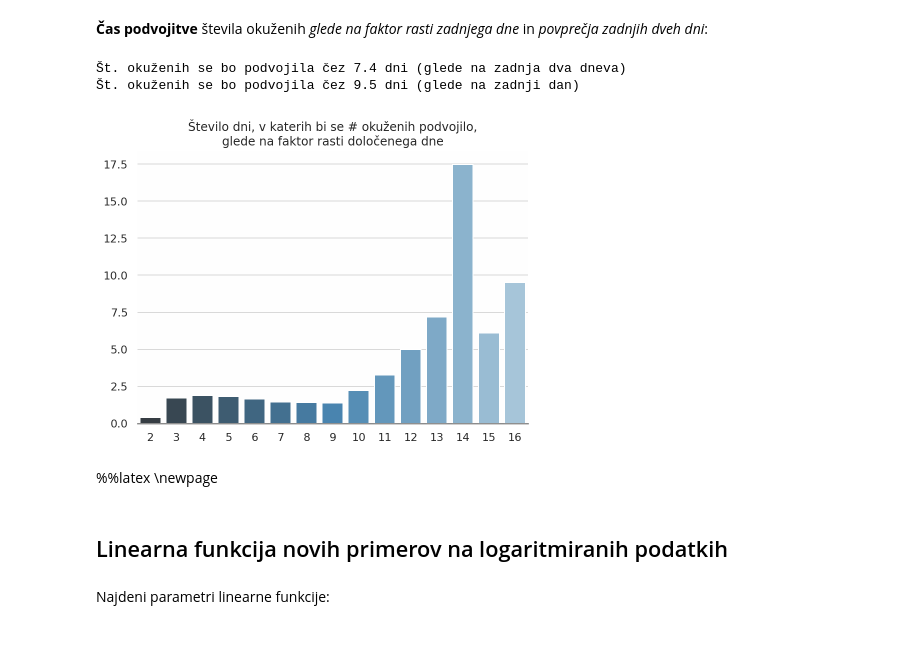
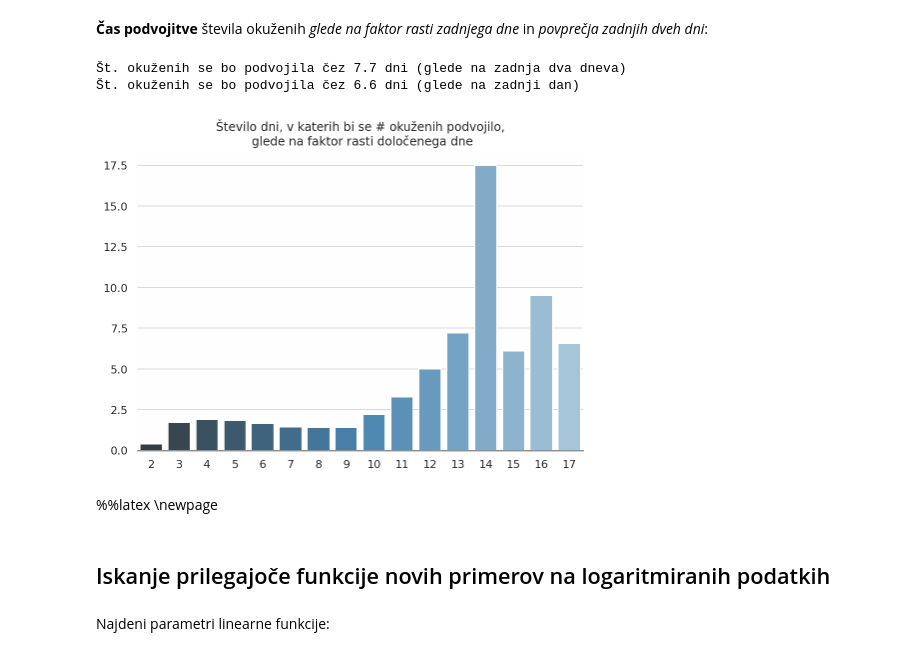
Before and after one commit to timkmecl/slo-covid-analysis, a Jupyter notebook: Korona.ipynb, the cells around one changed output. Drawn from its saved outputs; the diff is of its cells as text; code cells hidden in the pictures.

```diff
--- a/Korona.ipynb
+++ b/Korona.ipynb
@@ -28,0 +92,28 @@ palette = "Blues_d"
+# %%
+podatki_okuzeni = [
+ [1, 1, 1],
+ [2, 4, 6],
+ [3, 8, 9],
+ [4, 12, 13],
+ [5, 16, 19],
+ [6, 23, 29],
+ [7, 31, 47],
+ [8, 57, 77],
+ [9, 89, 127],
+ [10, 141, 174],
+ [11, 181, 215],
+ [12, 219, 247],
+ [13, 253, 272],
+ [14, 275, 283],
+ [15, 286, 317],
+ [16, 319, 341],
+ [17, 341, 379],
+ [18, 383, -1]] # ali 385 (tw, 17h)
+
+#vir1 - Na začetku ob 14h, od dneva 11 naprej ob ~10h
+dniS = np.array([d[0] for d in podatki_okuzeni])
+okuzeniS = np.array([d[1] for d in podatki_okuzeni])
+
+#vir2 - Konec dneva, od dneva 15 naprej naslednji dan ob 10h
+dni = np.array([d[0] for d in podatki_okuzeni[:-1]])
+okuzeni = np.array([d[2] for d in podatki_okuzeni[:-1]])
@@ -37,9 +207,0 @@ Podatki veljajo za konec posameznega dne, le za zadnji dan vzet podatek za nasle
-# %%
-'''
-#vir1
-dni = np.array([1, 2, 3, 4, 5, 6, 7, 8, 9, 10, 11, 12, 13, 14, 15, 16, 17])
-okuzeni = np.array([1, 4.5, 8, 12, 16, 23, 31, 57, 89, 141, 181, 219, 253, 275, 286, 319, 341])
-'''
-#vir2
-okuzeni = np.array([1, 6, 9, 13, 19, 29, 47, 77, 127, 174, 215, 247, 272, 283, 317, 341])
-dni = np.array([1, 2, 3, 4, 5, 6, 7, 8, 9, 10, 11, 12, 13, 14, 15, 16])
@@ -311,21 +438,19 @@ print("Št. okuženih se bo podvojila čez %.1f dni (glede na zadnja dva dneva)"
 dbl_d1 = math.log(2)/math.log(rast[-1])
 print("Št. okuženih se bo podvojila čez %.1f dni (glede na zadnji dan)" % dbl_d1)
 # %% [output]
-Št. okuženih se bo podvojila čez 7.4 dni (glede na zadnja dva dneva)
-Št. okuženih se bo podvojila čez 9.5 dni (glede na zadnji dan)
+Št. okuženih se bo podvojila čez 7.7 dni (glede na zadnja dva dneva)
+Št. okuženih se bo podvojila čez 6.6 dni (glede na zadnji dan)
 # %%
-plt.figure(figsize=(7,5))
-podvojitev = math.log(2)/np.log(rast)
-sns.barplot(dni[1:], podvojitev, palette=palette)
-plt.title("Število dni, v katerih bi se # okuženih podvojilo,\nglede na faktor rasti določenega dne")
-plt.show()
+plot_bar(dni[1:], podvojitev, False,
+         "Število dni, v katerih bi se # okuženih podvojilo,\n glede na faktor rasti določenega dne",
+         size=(8, 5.5))
 # %% [output]
-[figure, old version]
+[figure, new version]
 # %% [markdown]
 %%latex
 \newpage
 # %% [markdown]
-## Linearna funkcija novih primerov na logaritmiranih podatkih
+## Iskanje prilegajoče funkcije novih primerov na logaritmiranih podatkih
 # %%
 novi_log = np.log(novi)/np.log(10)
 # %%
```
Also changed, not shown: parts of 123 cells of this notebook, 1 other file.
